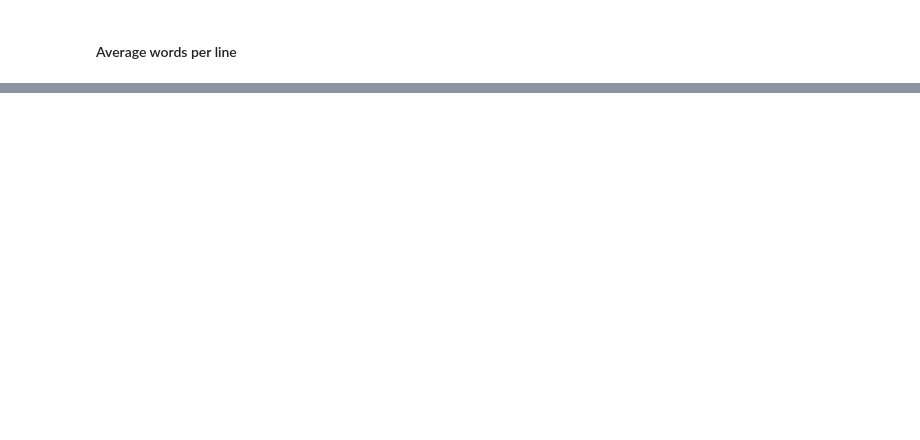
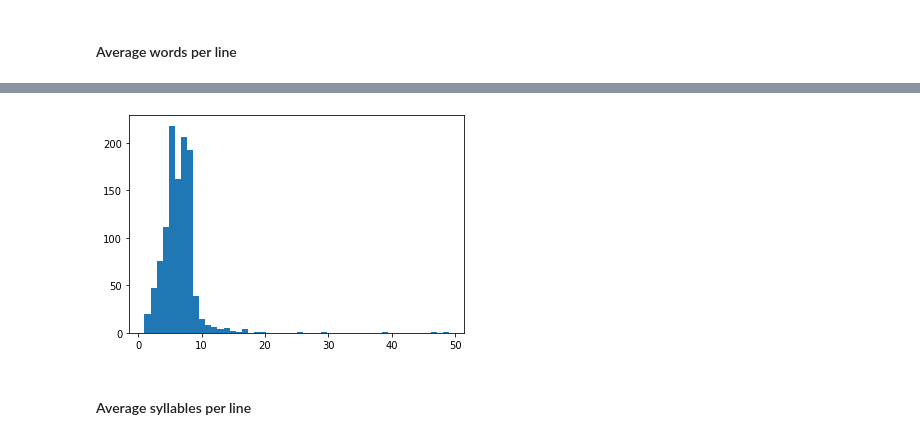
Before and after one commit to mixerupper/nlp-poetry-authorship, a Jupyter notebook: code/03-notebooks/Feature engineering.ipynb, the cells around one changed output, grey strips where cells are left out. Drawn from its saved outputs; the diff is of its cells as text; code cells hidden in the pictures; blank space fills up the shorter version.

```diff
--- a/code/03-notebooks/Feature engineering.ipynb
+++ b/code/03-notebooks/Feature engineering.ipynb
@@ -87,0 +93,7 @@ ave_line_len(raw_train_data['poetry_text'].values[0])
+# %%
+plt.hist(ave_line_lens, bins=50)
+plt.show()
+# %% [output]
+[figure, added]
+# %% [markdown]
+#### Average syllables per line
```
Also changed, not shown: parts of 27 cells of this notebook.
